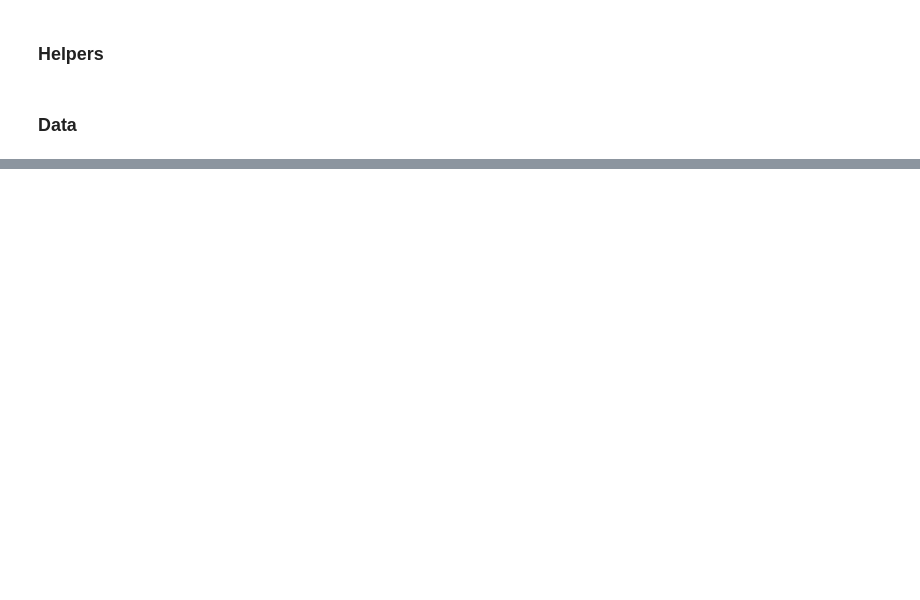
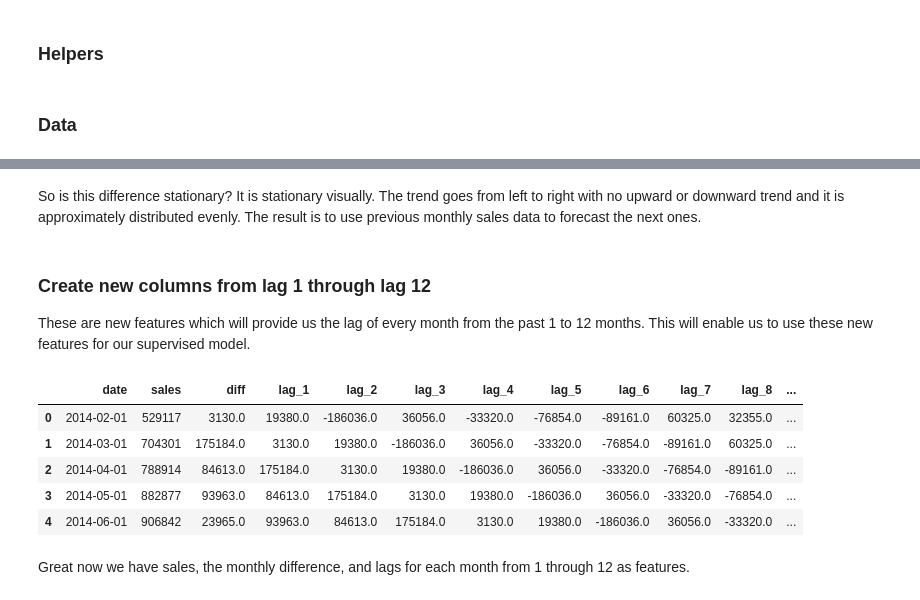
Before and after one commit to davidtnly/MachineLearning, a Jupyter notebook: 28-lstm-forecast.ipynb, the cells around one changed output, grey strips where cells are left out. Drawn from its saved outputs; the diff is of its cells as text; code cells hidden in the pictures; blank space fills up the shorter version.

Commit message:
finished lstm notebook - currently reviewing transformation section:

```diff
--- a/28-lstm-forecast.ipynb
+++ b/28-lstm-forecast.ipynb
@@ -236,0 +308,9 @@ vs.biplot(good_data, reduced_data, pca)
+# %%
+# Convert the dataframe date column
+train['date'] = train['date'].dt.year.astype('str')+'-'+train['date'].dt.month.astype('str')+'-01'
+
+# Convert back to datetime
+train['date'] = pd.to_datetime(train['date'])
+
+# Check
+train.head(3)
@@ -236,0 +324,3 @@ vs.biplot(good_data, reduced_data, pca)
+# %%
+# Group by date and then sum sales
+train = train.groupby('date').sales.sum().reset_index()
@@ -236,0 +390,10 @@ vs.biplot(good_data, reduced_data, pca)
+# %%
+# Create a new dataframe to model the difference
+train_diff = train.copy()
+
+# Add previous sales to the next row using shift() - lagged value
+train_diff['prev_sales'] = train_diff['sales'].shift(1)
+
+# Drop all null values and calculate the difference
+train_diff = train_diff.dropna()
+train_diff['diff'] = (train_diff['sales']-train_diff['prev_sales'])
@@ -236,0 +431,30 @@ vs.biplot(good_data, reduced_data, pca)
+# %% [markdown]
+So is this difference stationary? It is stationary visually. The trend goes from left to right with no upward or downward trend and it is approximately distributed evenly. The result is to use previous monthly sales data to forecast the next ones.
+# %% [markdown]
+### Create new columns from lag 1 through lag 12
+
+These are new features which will provide us the lag of every month from the past 1 to 12 months. This will enable us to use these new features for our supervised model.
+# %%
+# Create a new dataframe for transformation from time series to supervised
+train_super = train_diff.drop(['prev_sales'], axis=1) # drop prev_sales since we have diff
+
+# Add the lags to create multiple features
+for lag_num in range(1, 13):
+    # Create a new column name
+    field_name = 'lag_' + str(lag_num)
+    # Create the new lag number
+    train_super[field_name] = train_super['diff'].shift(lag_num)
+
+# Drop nulls since the year 2013 will have nulls
+train_super = train_super.dropna().reset_index(drop=True)
+# %%
+train_super.head()
+# %% [output]
+|  | date | sales | diff | lag_1 | lag_2 | lag_3 | lag_4 | lag_5 | lag_6 | lag_7 | lag_8 | ... |
+| 0 | 2014-02-01 | 529117 | 3130.0 | 19380.0 | -186036.0 | 36056.0 | -33320.0 | -76854.0 | -89161.0 | 60325.0 | 32355.0 | ... |
+| 1 | 2014-03-01 | 704301 | 175184.0 | 3130.0 | 19380.0 | -186036.0 | 36056.0 | -33320.0 | -76854.0 | -89161.0 | 60325.0 | ... |
+| 2 | 2014-04-01 | 788914 | 84613.0 | 175184.0 | 3130.0 | 19380.0 | -186036.0 | 36056.0 | -33320.0 | -76854.0 | -89161.0 | ... |
+| 3 | 2014-05-01 | 882877 | 93963.0 | 84613.0 | 175184.0 | 3130.0 | 19380.0 | -186036.0 | 36056.0 | -33320.0 | -76854.0 | ... |
+| 4 | 2014-06-01 | 906842 | 23965.0 | 93963.0 | 84613.0 | 175184.0 | 3130.0 | 19380.0 | -186036.0 | 36056.0 | -33320.0 | ... |
+# %% [markdown]
+Great now we have sales, the monthly difference, and lags for each month from 1 through 12 as features.
```
Also changed, not shown: parts of 113 cells of this notebook, 1 other file.
